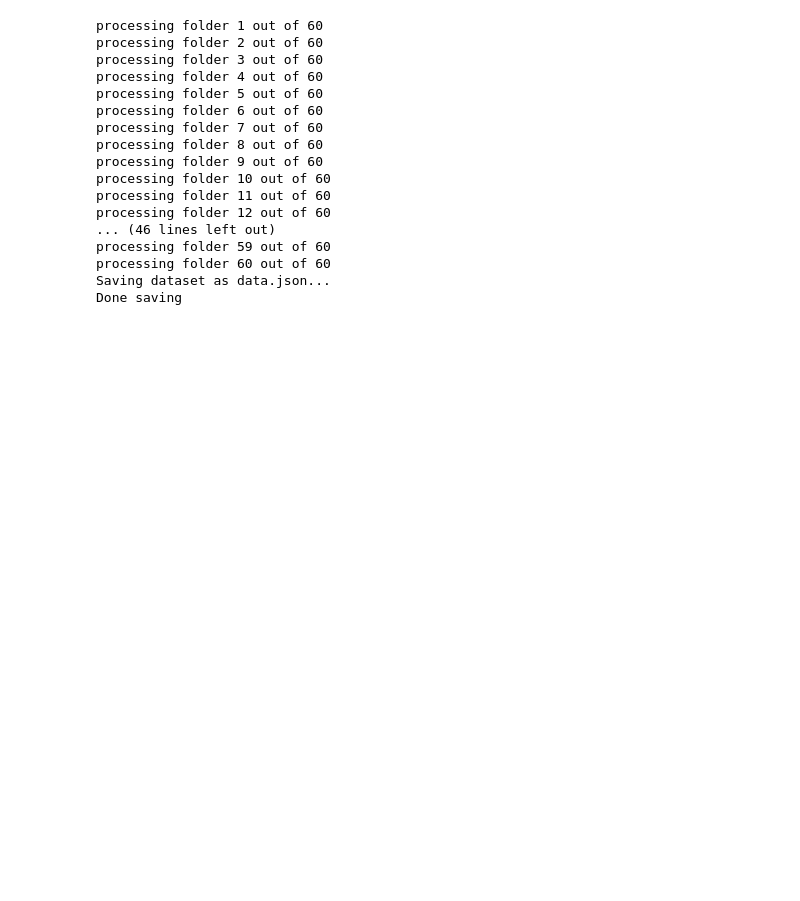
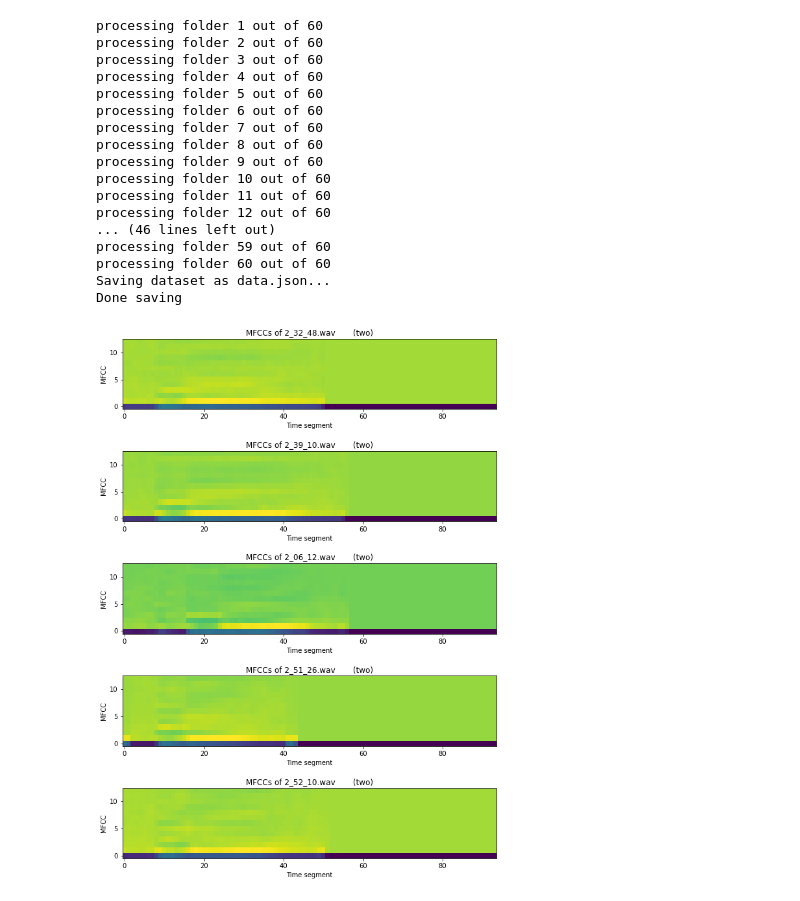
Before and after one commit to HNuijens/SpeechRecognition, a Jupyter notebook: Digit Recognition/Preprocessing Data.ipynb, the cells around one changed output. Cells and saved outputs as stored; diff of their text form; code cells hidden in the pictures; blank space fills up the shorter version.

Commit message:
comparison of MFCCs between digits

```diff
--- a/Digit Recognition/Preprocessing Data.ipynb
+++ b/Digit Recognition/Preprocessing Data.ipynb
@@ -180,3 +180,57 @@ processing folder 59 out of 60
 processing folder 60 out of 60
 Saving dataset as data.json...
 Done saving
+# %%
+# compare mfcc
+
+# import dataset
+def import_dataset(dataset_path):
+    with open(dataset_path, 'r') as f:
+        data = json.load(f)
+
+    # split data
+
+    # split list into different np arrays
+    mappings = np.array(data['mappings'])
+    inputs = np.array(data['MFCC'])
+    targets = np.array(data['labels'])
+    filenames = np.array(data['filenames'])
+
+    return mappings, inputs, targets, filenames
+# %%
+mappings, inputs, targets, filenames = import_dataset('data.json')
+# %%
+# compare random MFCCs of same digit with eachother
+
+import matplotlib.pyplot as plt
+
+num_subplots = 5
+compare_digit = 2
+
+# get random digits
+matches = np.where(targets == compare_digit)
+random_indices = np.random.randint(0,len(matches[0]), size = num_subplots)
+indices = matches[0][random_indices]
+
+fig, ax = plt.subplots(num_subplots)
+fig.set_figheight(8)
+fig.set_figwidth(10)
+
+for i in range(num_subplots):
+    img = ax[i].imshow(inputs[indices[i]].T)
+    ax[i].set_aspect('auto')
+    ax[i].set_ylim(ax[i].get_ylim()[::-1])
+    ax[i].set_title('MFCCs of {} {: >10})'.format(filenames[indices[i]], '(' + mappings[targets[indices[i]]]))
+    ax[i].set_ylabel('MFCC')
+    ax[i].set_xlabel('Time segment')
+
+
+plt.subplots_adjust(left=0.1,
+                    bottom=0.01,
+                    right=0.9,
+                    top=1.4,
+                    wspace=0.4,
+                    hspace=0.6)
+plt.show()
+# %% [output]
+[figure, added]
```
